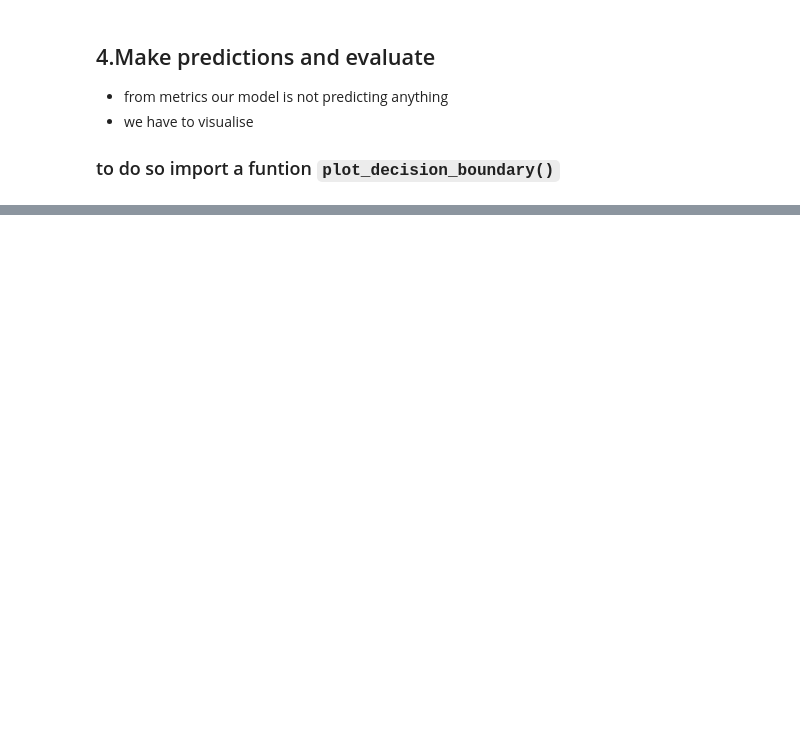
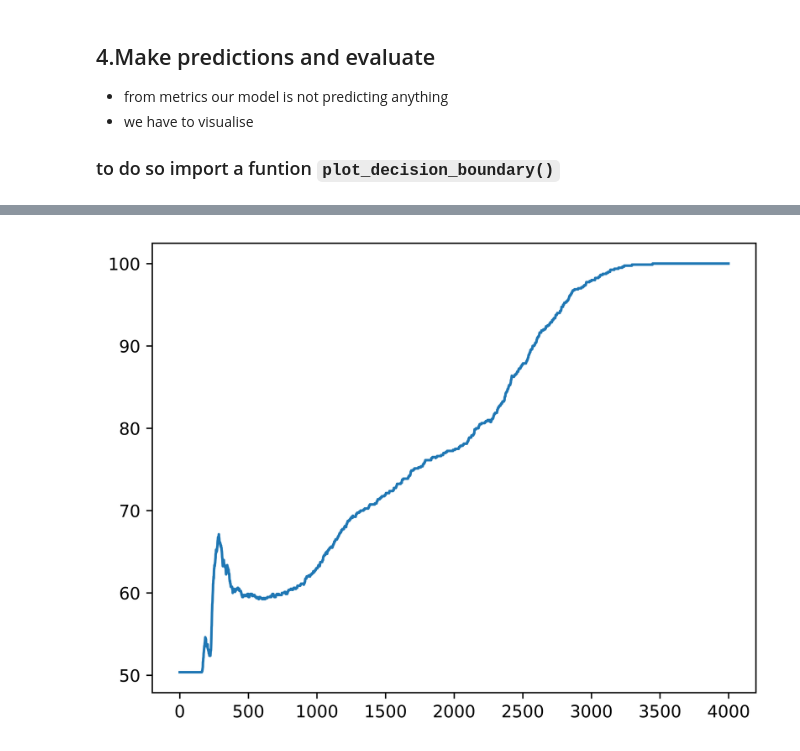
Before and after one commit to adityasaicareer/pytorch, a Jupyter notebook: classification_pytorch.ipynb, the cells around one changed output, grey strips where cells are left out. Cells and saved outputs as stored; diff of their text form; code cells hidden in the pictures; blank space fills up the shorter version.

Commit message:
upto classification

```diff
--- a/classification_pytorch.ipynb
+++ b/classification_pytorch.ipynb
@@ -312,8 +312,13 @@ device(type='mps', index=0)
 ## lets replace the model with sequential
 
 model_0=nn.Sequential(
-    nn.Linear(in_features=2,out_features=5),
-    nn.Linear(in_features=5,out_features=1)
+    nn.Linear(in_features=2,out_features=128),
+    nn.ReLU(),
+    nn.Linear(in_features=128,out_features=256),
+    nn.ReLU(),
+    nn.Linear(in_features=256,out_features=128),
+    nn.ReLU(),
+    nn.Linear(in_features=128,out_features=1)
 ).to(device)
 model_0
 # %% [output]
@@ -515,10 +537,10 @@ device
 torch.manual_seed(42)
 
 # we also a cuda manual seed
-epochs=1000
+epochs=4000
 x_train,y_train=x_train.to(device),y_train.to(device)
 # build training loop
-
+a=[]
 for epoch in range(epochs):
 
     model.train()
@@ -528,7 +550,7 @@ for epoch in range(epochs):
     ## if bce loss loss=loss_fn(torch.sigmoid(y_logits),y_train)
     loss=loss_fn(y_logits,y_train)
     acc=accuracy_fn(y_train,y_pred)
-
+    a.append(acc)
     optimizer.zero_grad()
     loss.backward()
     optimizer.step()
@@ -588,0 +622,6 @@ plot_decision_boundary(model,x_test,y_test)
+# %%
+plt.figure(dpi=1000)
+plt.plot(a)
+plt.savefig('loss function of classification')
+# %% [output]
+[figure, added]
```
Also changed, not shown: parts of 15 cells of this notebook, 1 other file.
